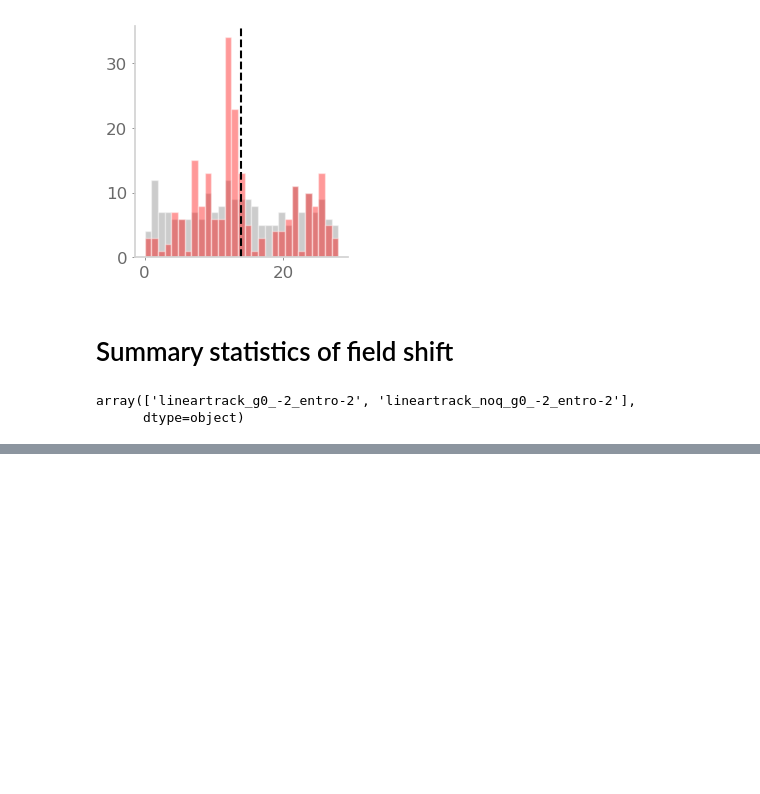
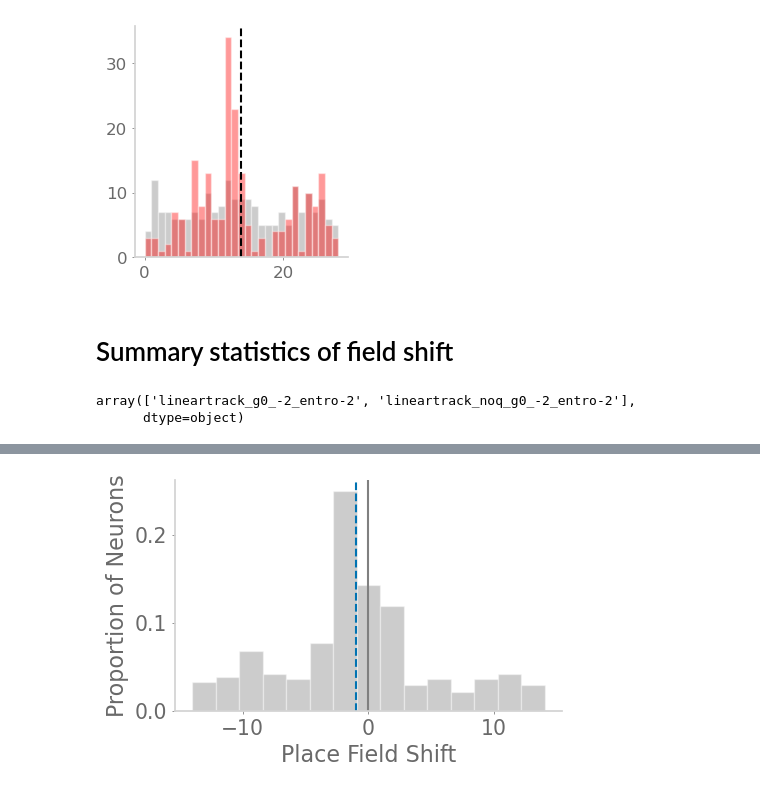
Before and after one commit to chingf/auxrl, a Jupyter notebook: notebooks/10-lineartrack-analysis.ipynb, the cells around one changed output, grey strips where cells are left out. Cells and saved outputs as stored; diff of their text form; code cells hidden in the pictures; blank space fills up the shorter version.

```diff
--- a/notebooks/10-lineartrack-analysis.ipynb
+++ b/notebooks/10-lineartrack-analysis.ipynb
@@ -424,0 +427,10 @@ plt.show()
+# %%
+plt.figure(figsize=(5,1.5*2))
+plt.hist(shifts, bins=15, alpha=0.4, color='gray', weights=[1/len(shifts)]*len(shifts))
+plt.axvline(0, color='gray')
+plt.axvline(np.median(shifts), color='C0', linestyle='--')
+plt.ylabel('Proportion of Neurons')
+plt.xlabel('Place Field Shift')
+plt.show()
+# %% [output]
+[figure, added]
```
Also changed, not shown: parts of 1 cell of this notebook, 5 other files.
